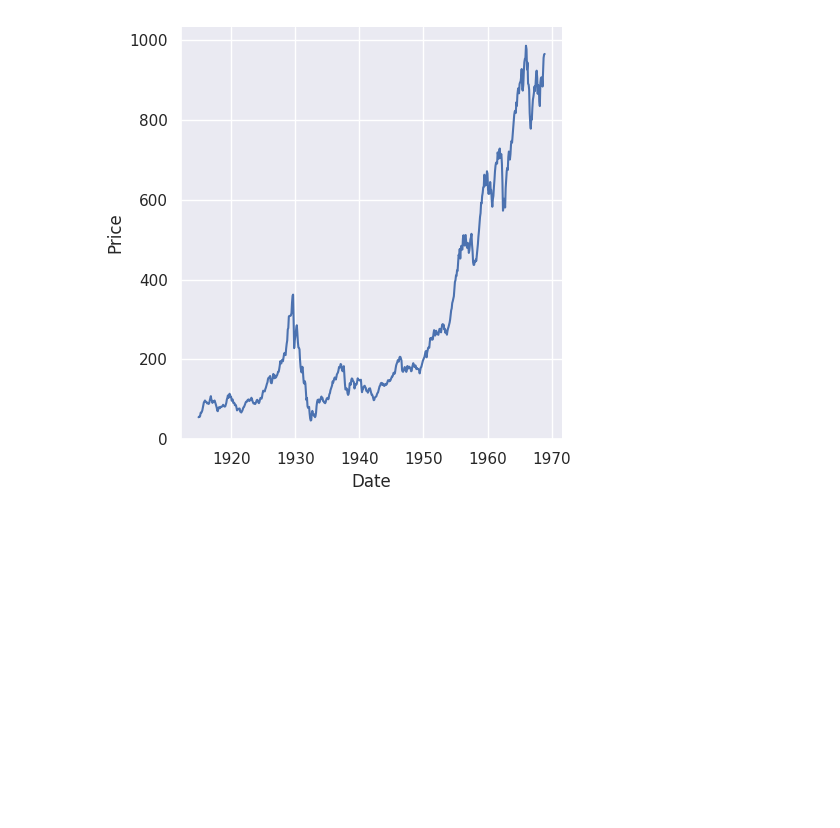
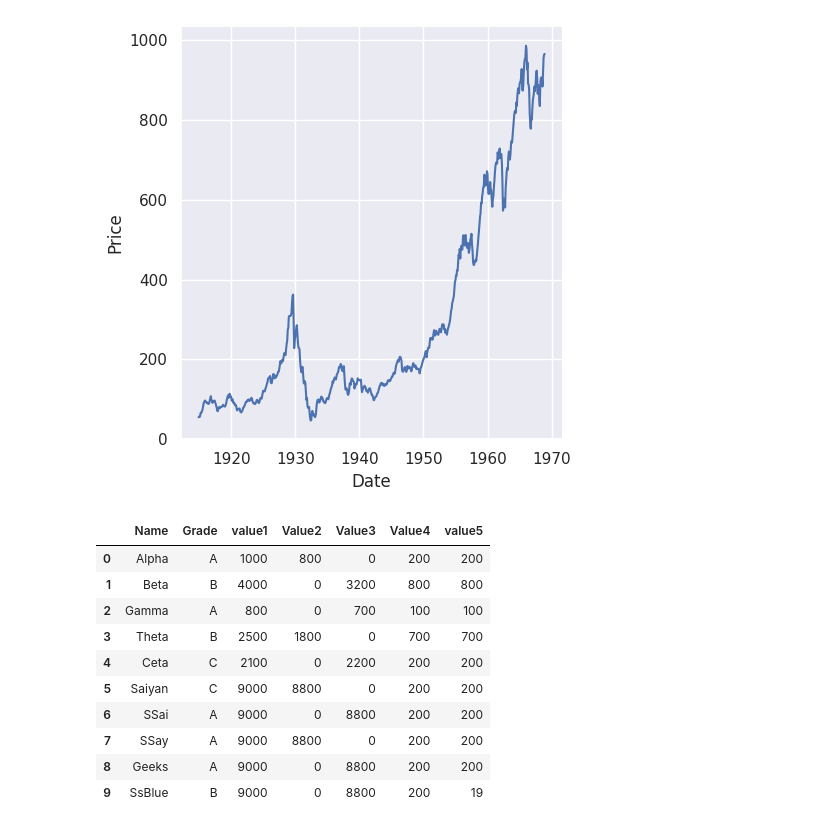
Before and after one commit to izamha/IoTAnalysis, a Jupyter notebook: two.ipynb, the cells around one changed output. Drawn from its saved outputs; the diff is of its cells as text; code cells hidden in the pictures; blank space fills up the shorter version.

```diff
--- a/two.ipynb
+++ b/two.ipynb
@@ -55,3 +55,30 @@ data = np.random.randint(1, 2.947234, size=10)
 data = pd.read_csv('data/data2.csv')
 
 data.to_json('data/data_json.json')
+# %%
+df = pd.DataFrame(columns=['Name', 'Grade', 'value1',
+                           'Value2', 'Value3', 'Value4', 'value5'],
+                  data=[['Alpha', 'A', 1000, 800, 0, 200, 200],
+                        ['Beta', 'B', 4000, 0, 3200, 800, 800],
+                        ['Gamma', 'A', 800, 0, 700, 100, 100],
+                        ['Theta', 'B', 2500, 1800, 0, 700, 700],
+                        ['Ceta', 'C', 2100, 0, 2200, 200, 200],
+                        ['Saiyan', 'C', 9000, 8800, 0, 200, 200],
+                        ['SSai', 'A', 9000, 0, 8800, 200, 200],
+                        ['SSay', 'A', 9000, 8800, 0, 200, 200],
+                        ['Geeks', 'A', 9000, 0, 8800, 200, 200],
+                        ['SsBlue', 'B', 9000, 0, 8800, 200, 19]])
+# %%
+df
+# %% [output]
+|  | Name | Grade | value1 | Value2 | Value3 | Value4 | value5 |
+| 0 | Alpha | A | 1000 | 800 | 0 | 200 | 200 |
+| 1 | Beta | B | 4000 | 0 | 3200 | 800 | 800 |
+| 2 | Gamma | A | 800 | 0 | 700 | 100 | 100 |
+| 3 | Theta | B | 2500 | 1800 | 0 | 700 | 700 |
+| 4 | Ceta | C | 2100 | 0 | 2200 | 200 | 200 |
+| 5 | Saiyan | C | 9000 | 8800 | 0 | 200 | 200 |
+| 6 | SSai | A | 9000 | 0 | 8800 | 200 | 200 |
+| 7 | SSay | A | 9000 | 8800 | 0 | 200 | 200 |
+| 8 | Geeks | A | 9000 | 0 | 8800 | 200 | 200 |
+| 9 | SsBlue | B | 9000 | 0 | 8800 | 200 | 19 |
```
Also changed, not shown: 1 other file.
